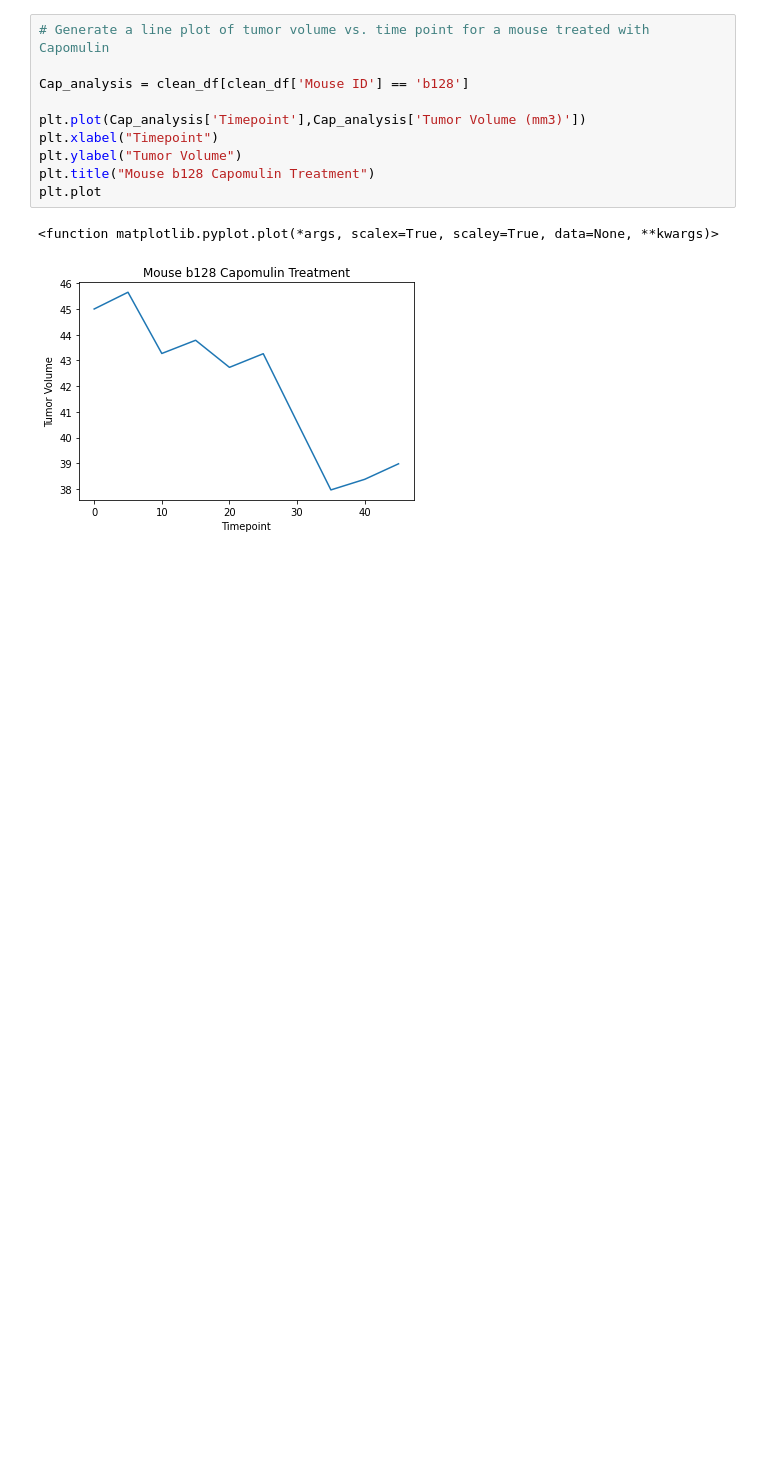
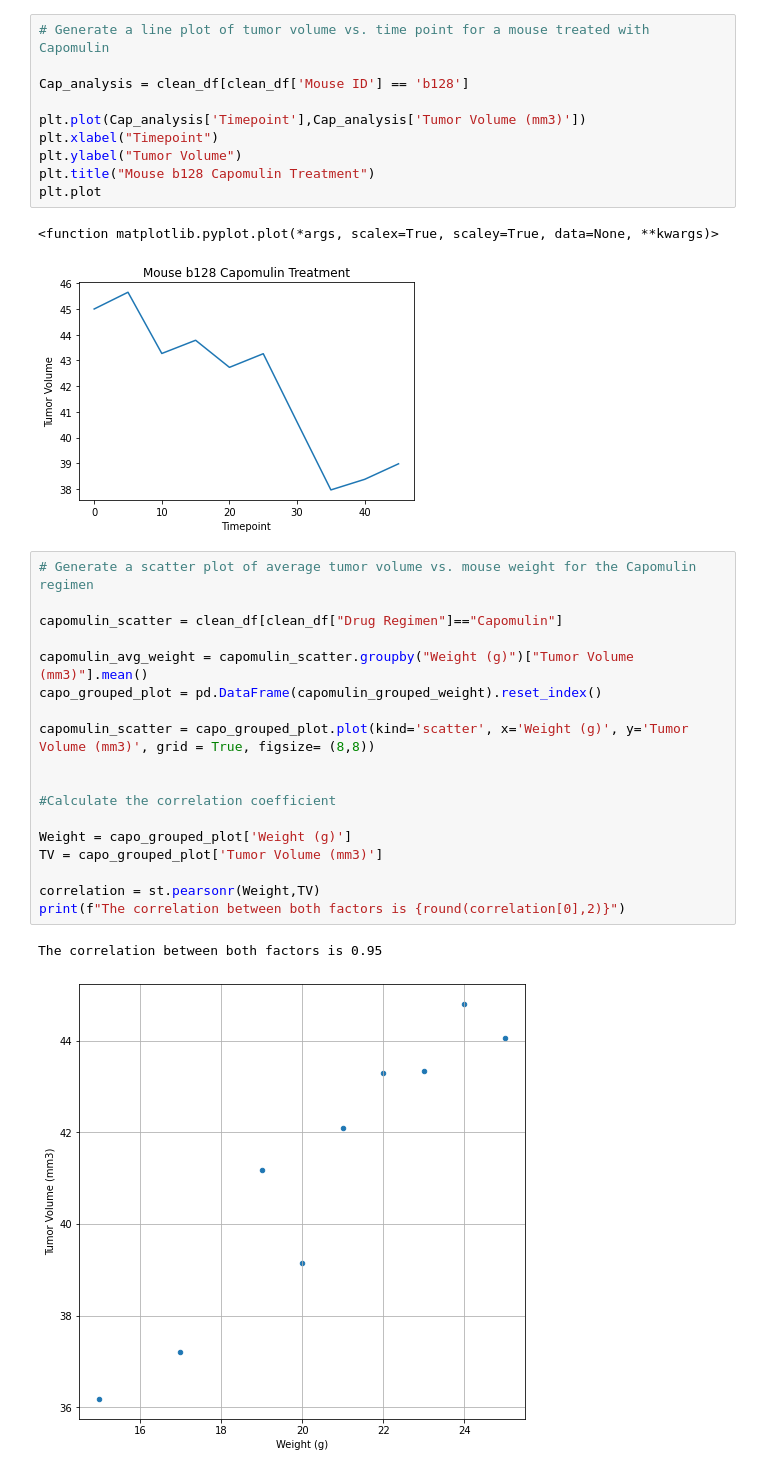
Before and after one commit to alekyaagadiraju/Matplotlib-challenge, a Jupyter notebook: Pharma.ipynb, the cells around one changed output. Drawn from its saved outputs; the diff is of its cells as text; blank space fills up the shorter version.

Commit message:
created plots

```diff
--- a/Pharma.ipynb
+++ b/Pharma.ipynb
@@ -321,4 +322,25 @@ plt.plot
 # %% [output]
 <function matplotlib.pyplot.plot(*args, scalex=True, scaley=True, data=None, **kwargs)>
 [figure]
+# %%
+# Generate a scatter plot of average tumor volume vs. mouse weight for the Capomulin regimen
+
+capomulin_scatter = clean_df[clean_df["Drug Regimen"]=="Capomulin"]
+
+capomulin_avg_weight = capomulin_scatter.groupby("Weight (g)")["Tumor Volume (mm3)"].mean()
+capo_grouped_plot = pd.DataFrame(capomulin_grouped_weight).reset_index()
+
+capomulin_scatter = capo_grouped_plot.plot(kind='scatter', x='Weight (g)', y='Tumor Volume (mm3)', grid = True, figsize= (8,8))
+
+
+#Calculate the correlation coefficient
+
+Weight = capo_grouped_plot['Weight (g)']
+TV = capo_grouped_plot['Tumor Volume (mm3)']
+
+correlation = st.pearsonr(Weight,TV)
+print(f"The correlation between both factors is {round(correlation[0],2)}")
+# %% [output]
+The correlation between both factors is 0.95
+[figure, added]
 # %%
```
Also changed, not shown: parts of 3 cells of this notebook.
